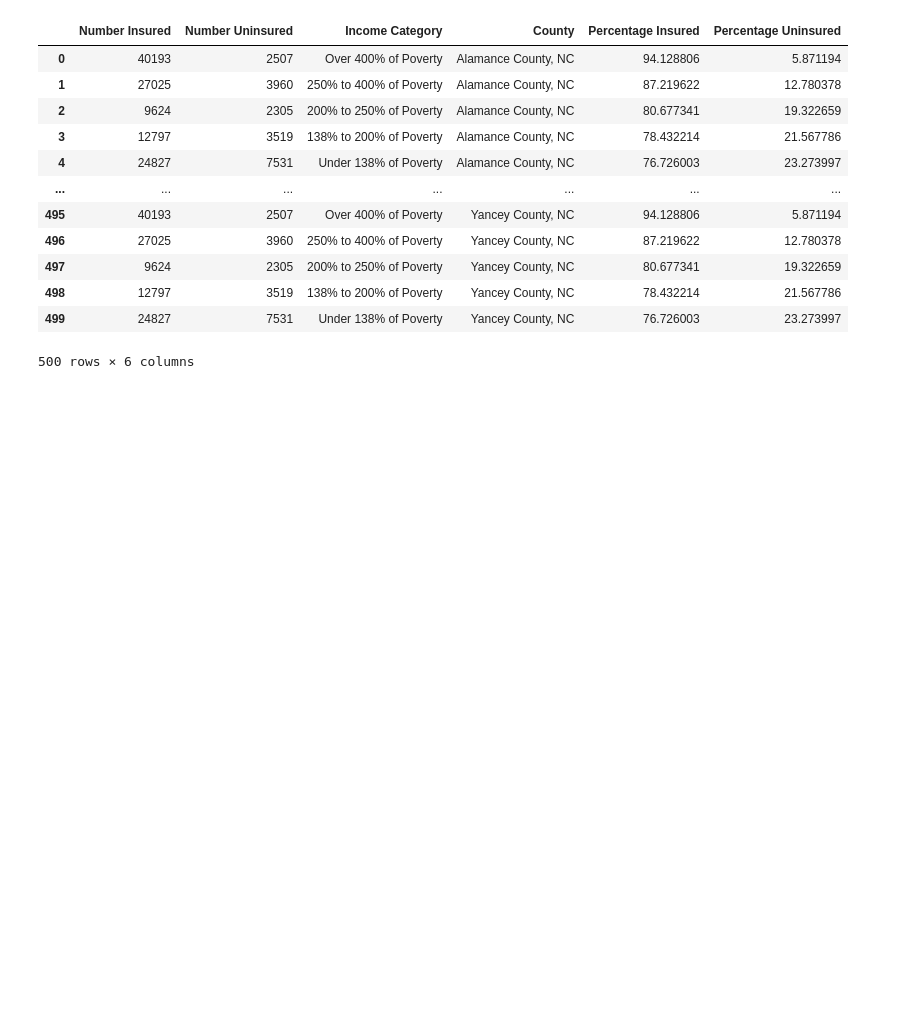
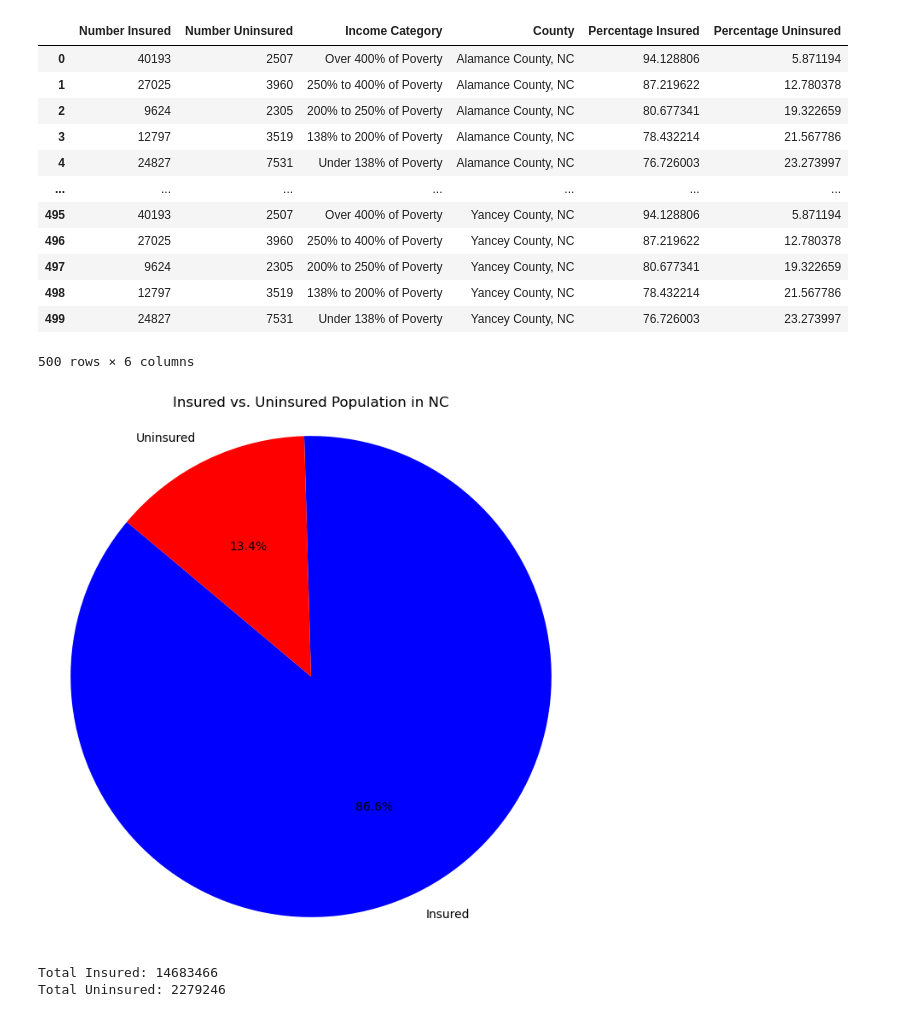
Before and after one commit to RBalderas11/Project-1, a Jupyter notebook: census_data.ipynb, the cells around one changed output. Saved outputs shown, nothing was run; the diff lists cells and outputs as text; code cells hidden in the pictures; blank space fills up the shorter version.

```diff
--- a/census_data.ipynb
+++ b/census_data.ipynb
@@ -215,3 +217,29 @@ clean_insurance_by_income
 | 498 | 12797 | 3519 | 138% to 200% of Poverty | Yancey County, NC | 78.432214 | 21.567786 |
 | 499 | 24827 | 7531 | Under 138% of Poverty | Yancey County, NC | 76.726003 | 23.273997 |
 500 rows × 6 columns
+# %%
+# Calculate the total insured and uninsured populations for the entire state
+total_insured_population = clean_insurance_by_age["Number Insured"].sum()
+total_uninsured_population = clean_insurance_by_age["Number Uninsured"].sum()
+
+# Pie chart data
+labels = ['Insured', 'Uninsured']
+sizes = [total_insured_population, total_uninsured_population]
+colors = ['#0000FF', '#FF0000']
+
+# Plot the pie chart
+plt.figure(figsize=(8, 8))
+plt.pie(sizes, labels=labels, colors=colors, autopct='%1.1f%%', startangle=140)
+plt.axis('equal')  # Equal aspect ratio ensures that pie is drawn as a circle.
+plt.title('Insured vs. Uninsured Population in NC')
+plt.show()
+# %% [output]
+[figure, added]
+# %%
+# Total insured vs uninsured
+total_text = f'Total Insured: {total_insured_population}\nTotal Uninsured: {total_uninsured_population}'
+
+print(total_text)
+# %% [output]
+Total Insured: 14683466
+Total Uninsured: 2279246
```
Also changed, not shown: parts of 5 cells of this notebook, 2 other files.
